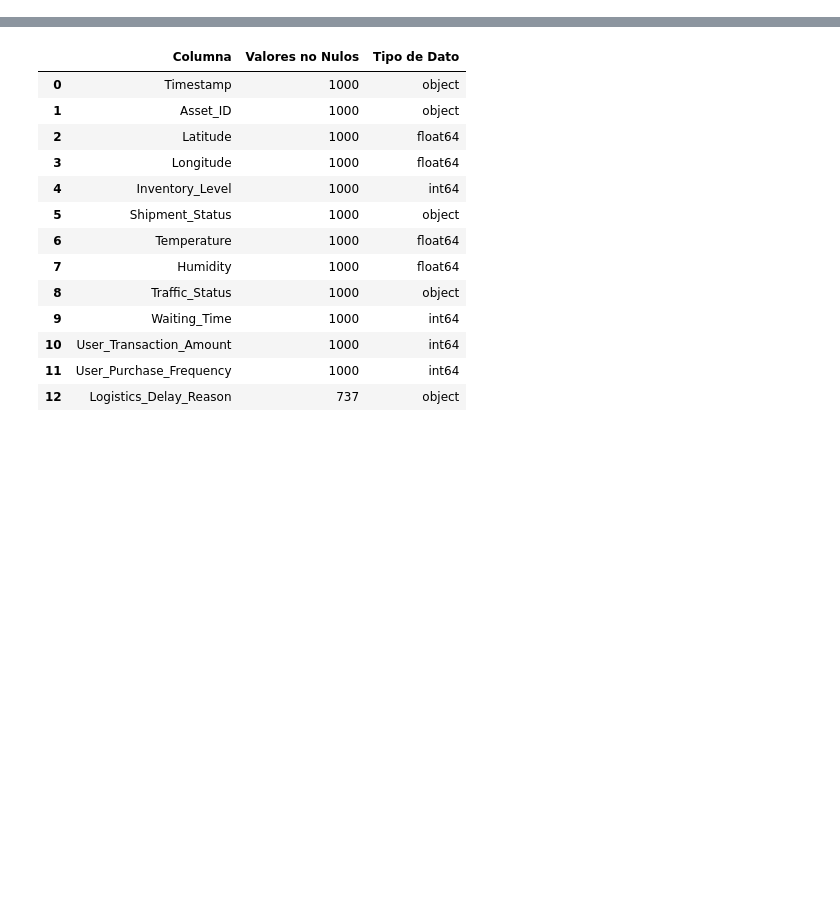
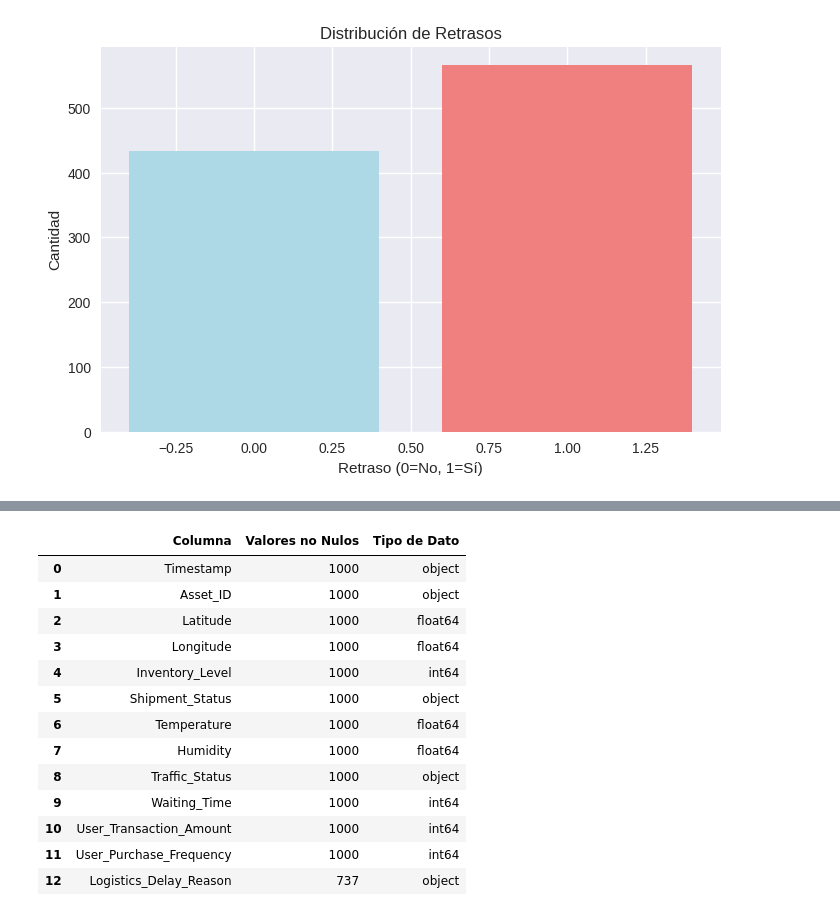
Before and after one commit to Vasco2510/CA2_PriceCalculator, a Jupyter notebook: abel_exploration.ipynb, the cells around one changed output, grey strips where cells are left out. Cells and saved outputs as stored; diff of their text form; code cells hidden in the pictures; blank space fills up the shorter version.

```diff
--- a/abel_exploration.ipynb
+++ b/abel_exploration.ipynb
@@ -41,0 +237,11 @@ df.head(100)
+# %%
+# Distribución de Logistics_Delay
+plt.figure(figsize=(8,5))
+delay_counts = df['Logistics_Delay'].value_counts()
+plt.bar(delay_counts.index, delay_counts.values, color=['lightcoral', 'lightblue'])
+plt.title('Distribución de Retrasos')
+plt.xlabel('Retraso (0=No, 1=Sí)')
+plt.ylabel('Cantidad')
+plt.show()
+# %% [output]
+[figure, added]
```
Also changed, not shown: parts of 25 cells of this notebook.
